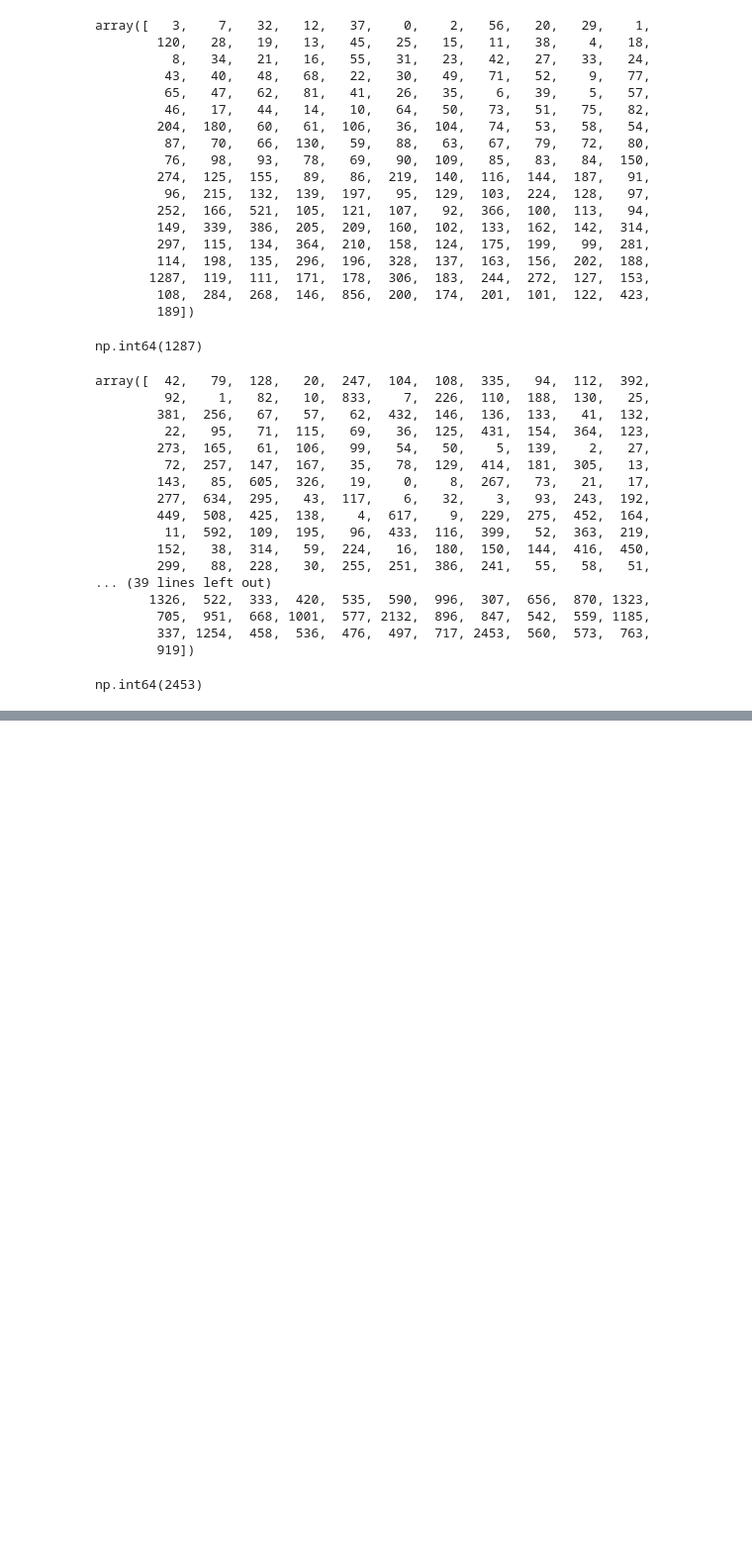
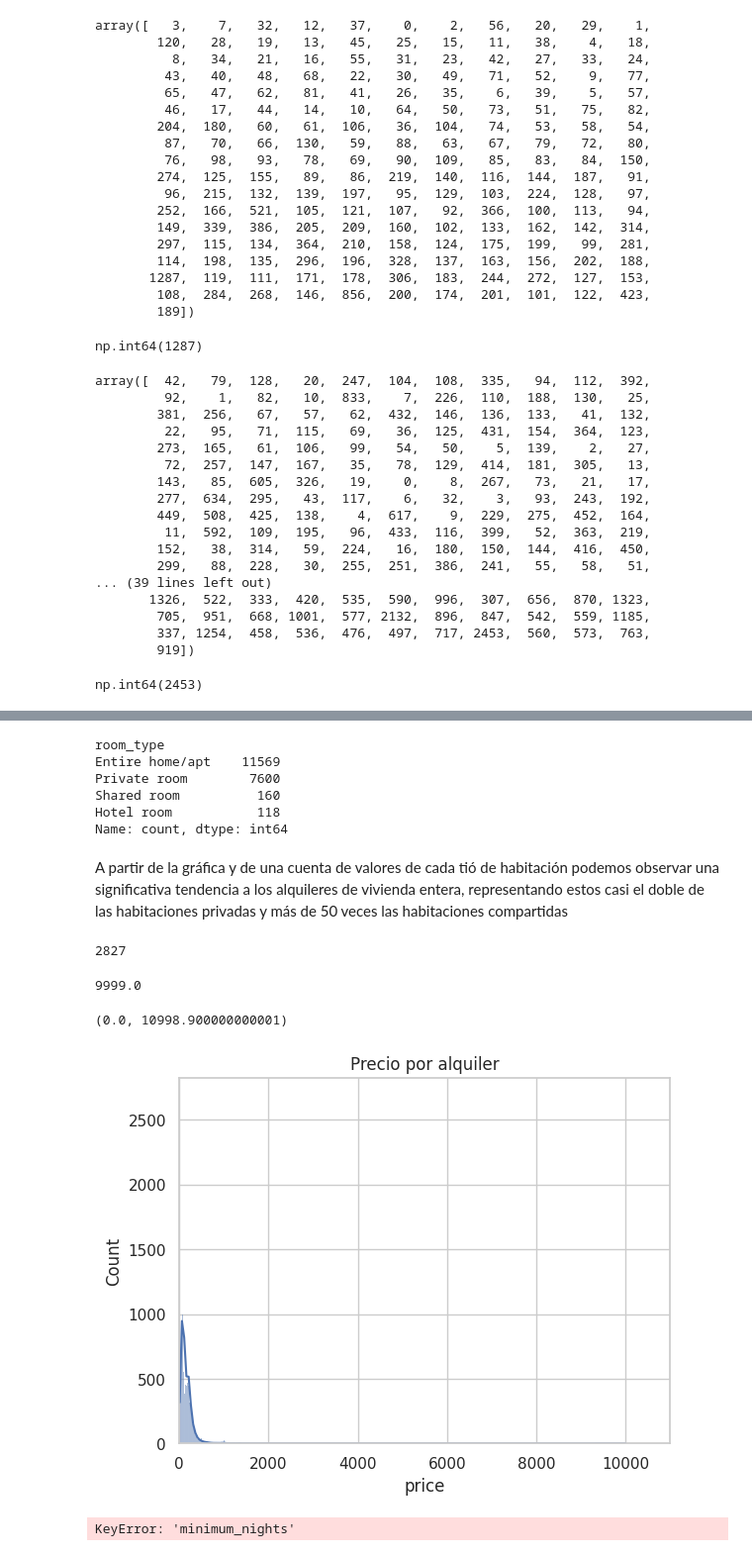
Before and after one commit to anarod13/airbnb-ownerships, a Jupyter notebook: barcelona.ipynb, the cells around one changed output, grey strips where cells are left out. Shown: that part at 99% size. Drawn from its saved outputs; the diff is of its cells as text; code cells hidden in the pictures; blank space fills up the shorter version.

```diff
--- a/barcelona.ipynb
+++ b/barcelona.ipynb
@@ -362,0 +415,33 @@ barcelona.to_csv('data/results/barcelona.csv', index=False)
+# %%
+barcelona['room_type'].value_counts()
+# %% [output]
+room_type
+Entire home/apt    11569
+Private room        7600
+Shared room          160
+Hotel room           118
+Name: count, dtype: int64
+# %% [markdown]
+A partir de la gráfica y de una cuenta de valores de cada tió de habitación podemos observar una significativa tendencia a los alquileres de vivienda entera, representando estos casi el doble de las habitaciones privadas y más de 50 veces las habitaciones compartidas
+# %%
+barcelona_max_price_count = barcelona['price'].value_counts().max()
+print(barcelona_max_price_count)
+# %% [output]
+2827
+# %%
+barcelona_max_price = barcelona['price'].max()
+print(barcelona_max_price)
+# %% [output]
+9999.0
+# %%
+graph_price = sns.histplot(barcelona['price'], kde=True)
+plt.title('Precio por alquiler')
+graph_price.set_ylim(0, barcelona_max_price_count)
+graph_price.set_xlim(0, barcelona_max_price*1.1)
+# %% [output]
+(0.0, 10998.900000000001)
+[figure, added]
+# %%
+barcelona['minimum_nights'].describe()
+# %% [output]
+KeyError: 'minimum_nights'
```
Also changed, not shown: parts of 17 cells of this notebook, 1 other file.
